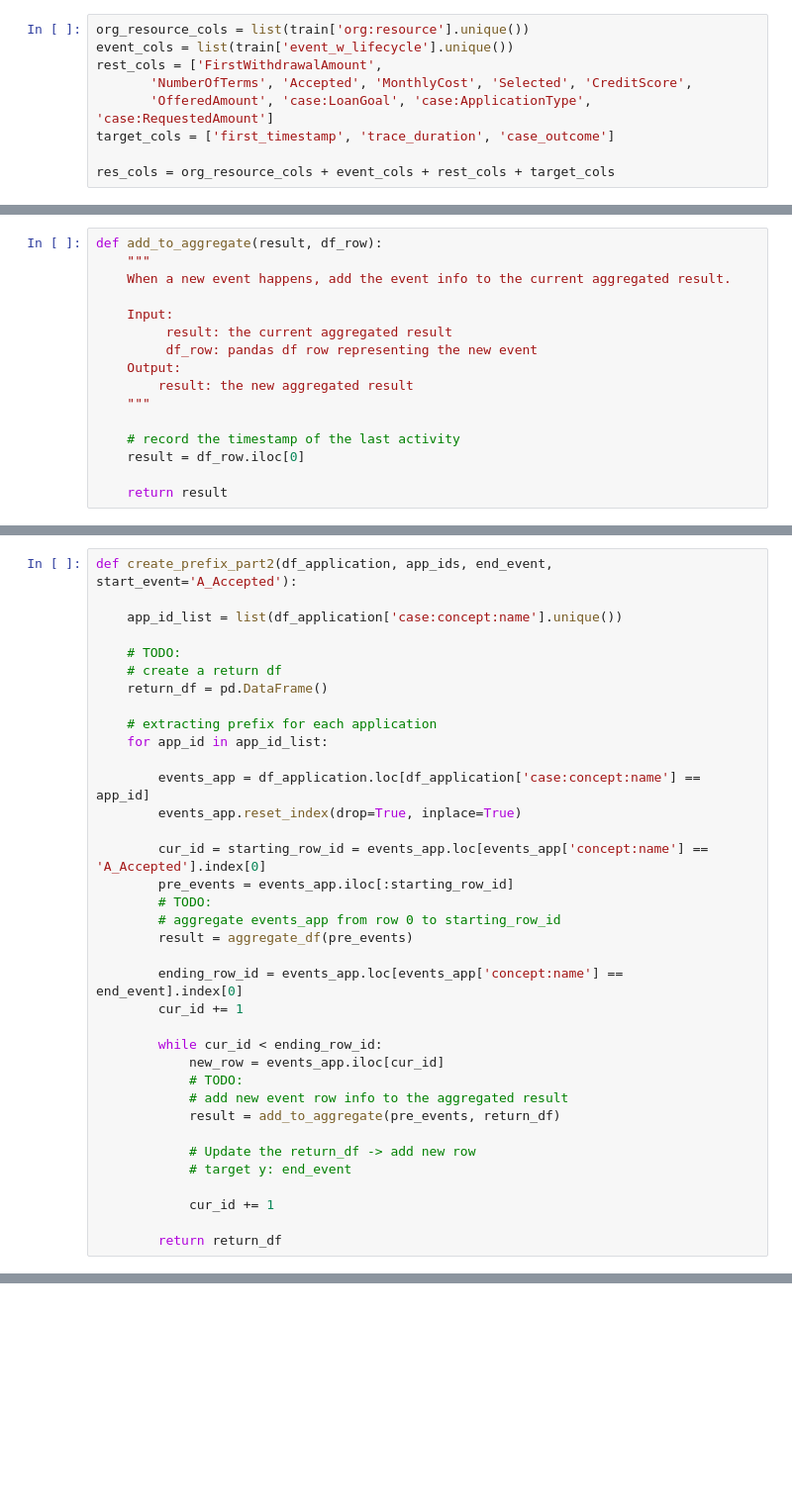
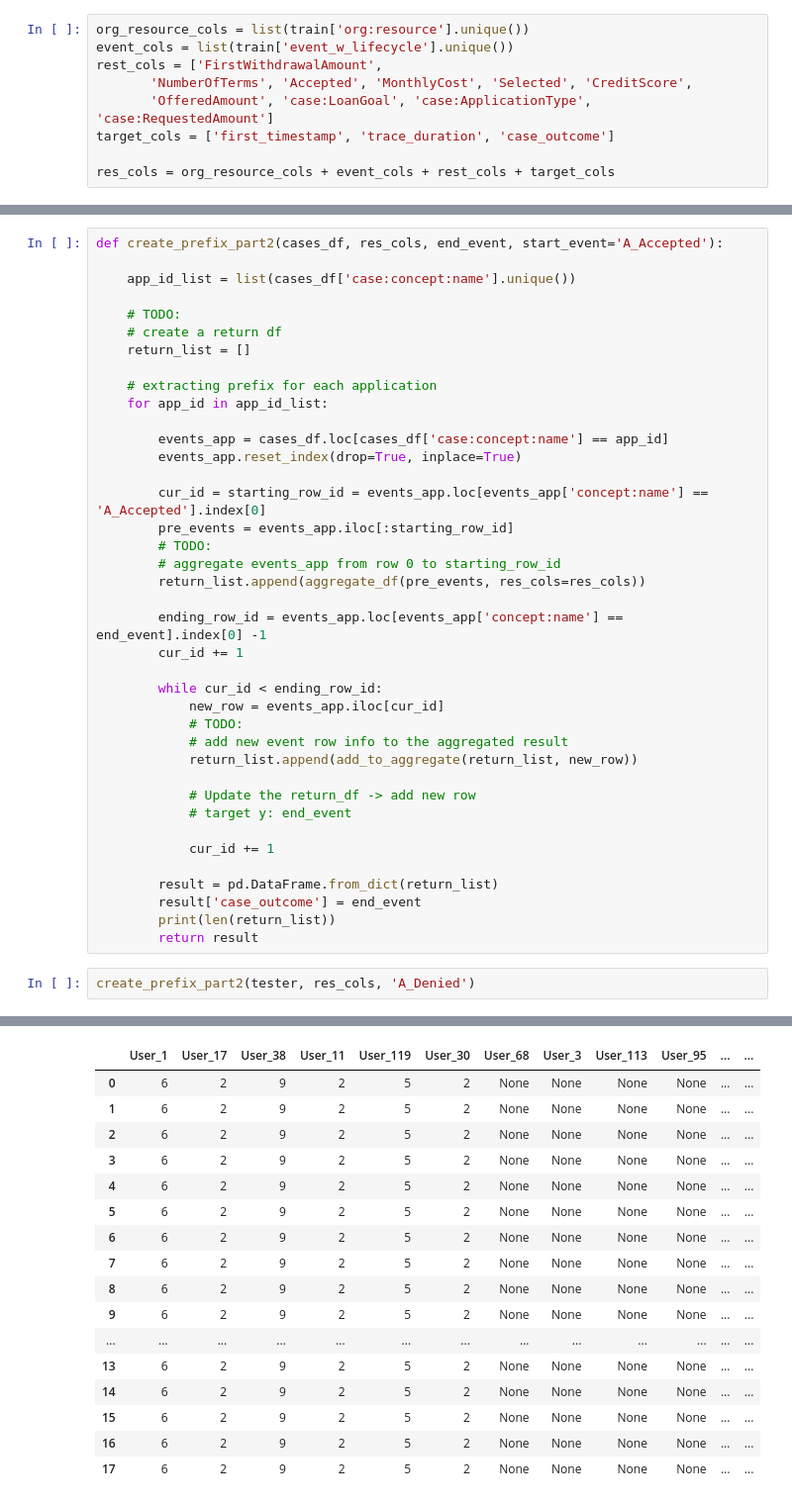
Before and after one commit to bocsardigergely/rtpm_assignment_2, a Jupyter notebook: Part 2-4/data_preprocessing.ipynb, the cells around one changed output, grey strips where cells are left out. Shown: that part at 99% size. Drawn from its saved outputs; the diff is of its cells as text; blank space fills up the shorter version.

```diff
--- a/Part 2-4/data_preprocessing.ipynb
+++ b/Part 2-4/data_preprocessing.ipynb
@@ -152,16 +130,0 @@ aggregate_df(tester, res_cols)
-# %%
-def add_to_aggregate(result, df_row):
-    """
-    When a new event happens, add the event info to the current aggregated result.
-
-    Input:
-         result: the current aggregated result
-         df_row: pandas df row representing the new event
-    Output:
-        result: the new aggregated result
-    """
-
-    # record the timestamp of the last activity
-    result = df_row.iloc[0]
-
-    return result
@@ -168,36 +173,42 @@ def add_to_aggregate(result, df_row):
 # %%
-def create_prefix_part2(df_application, app_ids, end_event, start_event='A_Accepted'):
+def create_prefix_part2(cases_df, res_cols, end_event, start_event='A_Accepted'):
 
-    app_id_list = list(df_application['case:concept:name'].unique())
+    app_id_list = list(cases_df['case:concept:name'].unique())
 
     # TODO:
     # create a return df
-    return_df = pd.DataFrame()
+    return_list = []
 
     # extracting prefix for each application
     for app_id in app_id_list:
 
-        events_app = df_application.loc[df_application['case:concept:name'] == app_id]
+        events_app = cases_df.loc[cases_df['case:concept:name'] == app_id]
         events_app.reset_index(drop=True, inplace=True)
 
         cur_id = starting_row_id = events_app.loc[events_app['concept:name'] == 'A_Accepted'].index[0]
         pre_events = events_app.iloc[:starting_row_id]
         # TODO:
         # aggregate events_app from row 0 to starting_row_id
-        result = aggregate_df(pre_events)
+        return_list.append(aggregate_df(pre_events, res_cols=res_cols))
 
-        ending_row_id = events_app.loc[events_app['concept:name'] == end_event].index[0]
+        ending_row_id = events_app.loc[events_app['concept:name'] == end_event].index[0] -1
         cur_id += 1
 
         while cur_id < ending_row_id:
             new_row = events_app.iloc[cur_id]
             # TODO:
             # add new event row info to the aggregated result
-            result = add_to_aggregate(pre_events, return_df)
+            return_list.append(add_to_aggregate(return_list, new_row))
 
             # Update the return_df -> add new row
             # target y: end_event
 
             cur_id += 1
 
-        return return_df
+        result = pd.DataFrame.from_dict(return_list)
+        result['case_outcome'] = end_event
+        print(len(return_list))
+        return result
+# %%
+create_prefix_part2(tester, res_cols, 'A_Denied')
+# %% [output]
@@ -203,0 +233,17 @@ def create_prefix_part2(df_application, app_ids, end_event, start_event='A_Accep
+|  | User_1 | User_17 | User_38 | User_11 | User_119 | User_30 | User_68 | User_3 | User_113 | User_95 | ... | ... |
+| 0 | 6 | 2 | 9 | 2 | 5 | 2 | None | None | None | None | ... | ... |
+| 1 | 6 | 2 | 9 | 2 | 5 | 2 | None | None | None | None | ... | ... |
+| 2 | 6 | 2 | 9 | 2 | 5 | 2 | None | None | None | None | ... | ... |
+| 3 | 6 | 2 | 9 | 2 | 5 | 2 | None | None | None | None | ... | ... |
+| 4 | 6 | 2 | 9 | 2 | 5 | 2 | None | None | None | None | ... | ... |
+| 5 | 6 | 2 | 9 | 2 | 5 | 2 | None | None | None | None | ... | ... |
+| 6 | 6 | 2 | 9 | 2 | 5 | 2 | None | None | None | None | ... | ... |
+| 7 | 6 | 2 | 9 | 2 | 5 | 2 | None | None | None | None | ... | ... |
+| 8 | 6 | 2 | 9 | 2 | 5 | 2 | None | None | None | None | ... | ... |
+| 9 | 6 | 2 | 9 | 2 | 5 | 2 | None | None | None | None | ... | ... |
+| ... | ... | ... | ... | ... | ... | ... | ... | ... | ... | ... | ... | ... |
+| 13 | 6 | 2 | 9 | 2 | 5 | 2 | None | None | None | None | ... | ... |
+| 14 | 6 | 2 | 9 | 2 | 5 | 2 | None | None | None | None | ... | ... |
+| 15 | 6 | 2 | 9 | 2 | 5 | 2 | None | None | None | None | ... | ... |
+| 16 | 6 | 2 | 9 | 2 | 5 | 2 | None | None | None | None | ... | ... |
+| 17 | 6 | 2 | 9 | 2 | 5 | 2 | None | None | None | None | ... | ... |
```
Also changed, not shown: parts of 3 cells of this notebook.
